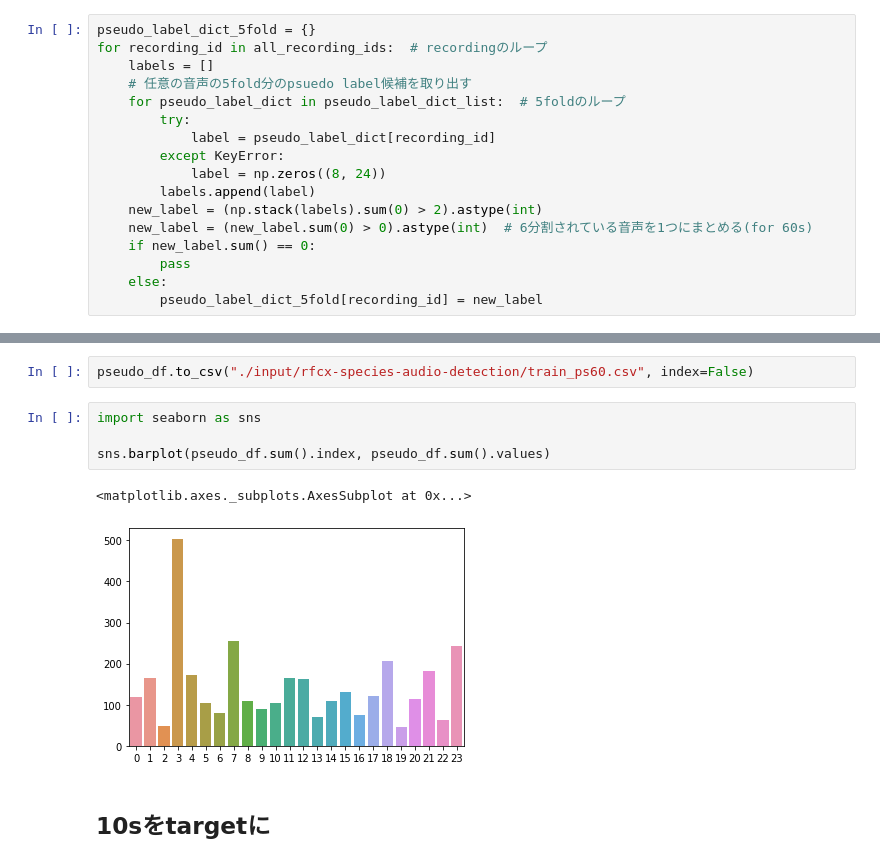
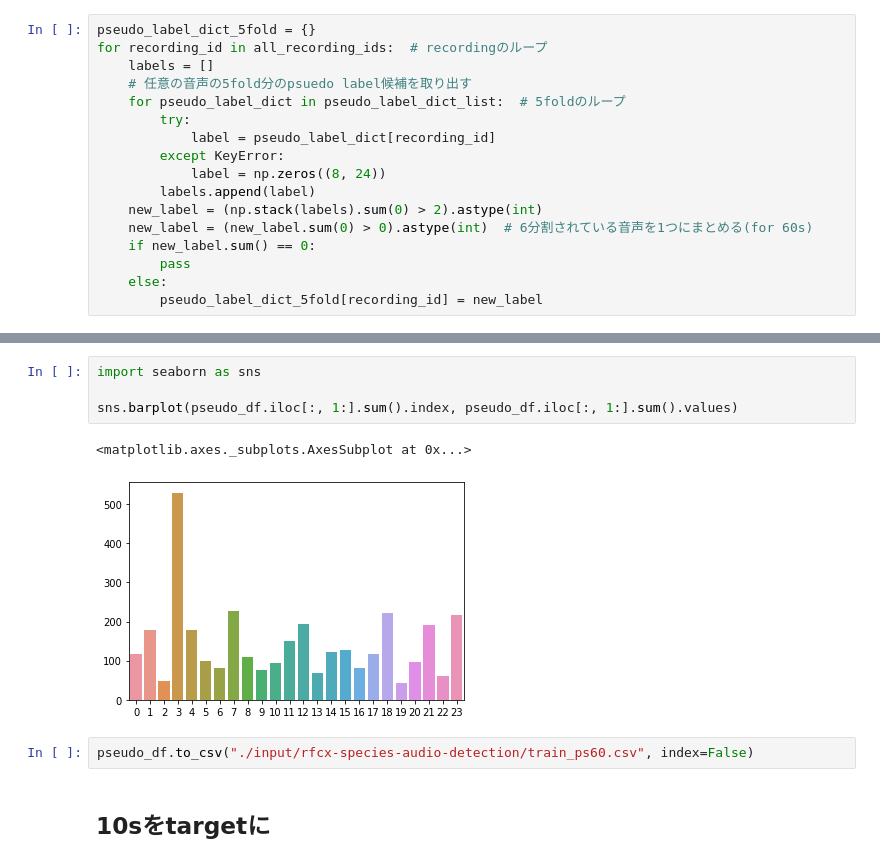
Before and after one commit to kuto5046/kaggle-rainforest, a Jupyter notebook: pseudo_labeling.ipynb, the cells around one changed output, grey strips where cells are left out. Cells and saved outputs as stored; diff of their text form.

```diff
--- a/pseudo_labeling.ipynb
+++ b/pseudo_labeling.ipynb
@@ -175,15 +175,15 @@ pseudo_df
 | 1130 | ffb8d8391 | 0 | 0 | 0 | 1 | 0 | 1 | 0 | 0 | 0 | ... |
 | 1131 | ffb9a7b9a | 0 | 0 | 0 | 1 | 0 | 0 | 0 | 0 | 0 | ... |
 1132 rows × 25 columns
+# %%
+import seaborn as sns
+
+sns.barplot(pseudo_df.iloc[:, 1:].sum().index, pseudo_df.iloc[:, 1:].sum().values)
+# %% [output]
+<matplotlib.axes._subplots.AxesSubplot at 0x...>
+[figure, added]
 # %%
 pseudo_df.to_csv("./input/rfcx-species-audio-detection/train_ps60.csv", index=False)
-# %%
-import seaborn as sns
-
-sns.barplot(pseudo_df.sum().index, pseudo_df.sum().values)
-# %% [output]
-<matplotlib.axes._subplots.AxesSubplot at 0x...>
-[figure, removed]
 # %% [markdown]
 ## 10sをtargetに
 # %%
```
Also changed, not shown: parts of 3 cells of this notebook, 3 other files.
